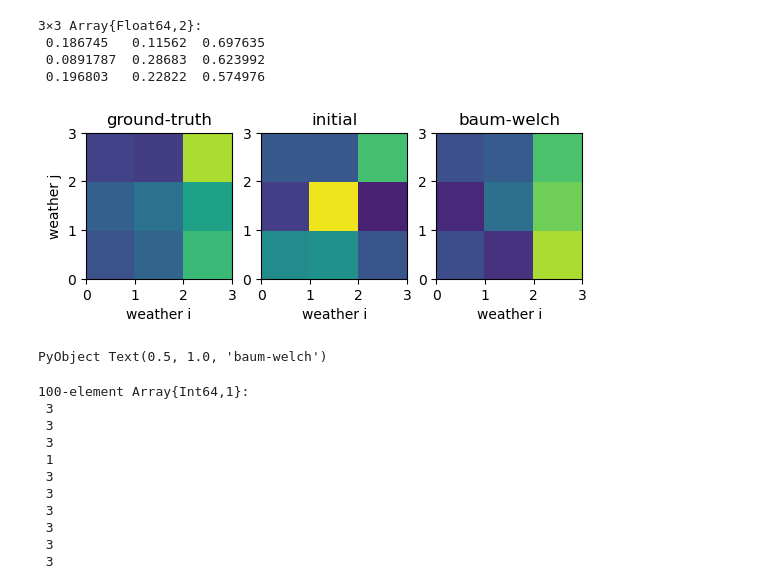
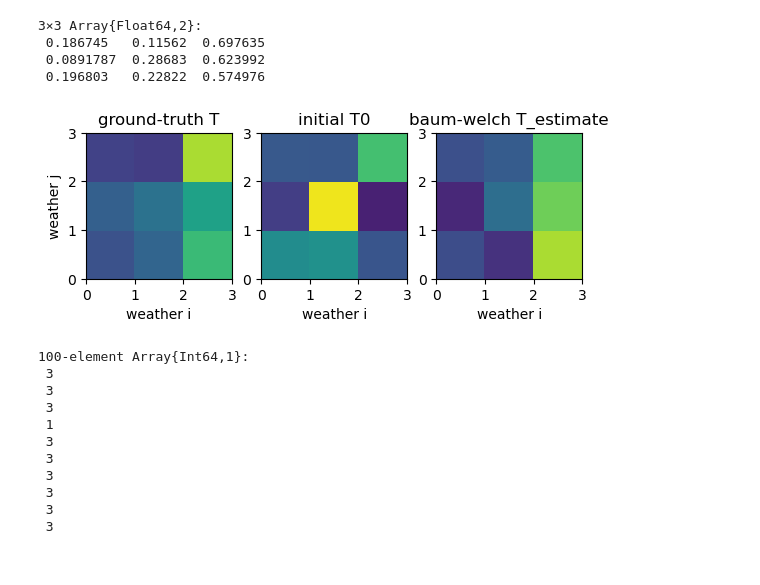
Before and after one commit to matsunagalab/tutorial_hmm, a Jupyter notebook: 02_Hidden_Markov_Model.ipynb, the cells around one changed output. Saved outputs shown, nothing was run; the diff lists cells and outputs as text; code cells hidden in the pictures.

```diff
--- a/02_Hidden_Markov_Model.ipynb
+++ b/02_Hidden_Markov_Model.ipynb
@@ -203,22 +207,23 @@ T_estimated
 # %%
 a = subplot(1,3,1)
 pcolor(T, vmin=0, vmax=0.8)
 a.set_aspect(:equal)
 xlabel("weather i"); ylabel("weather j")
-title("ground-truth")
+title("ground-truth T")
 
 a = subplot(1,3,2)
 pcolor(T0, vmin=0, vmax=0.8)
 a.set_aspect(:equal)
 xlabel("weather i")
-title("initial")
+title("initial T0")
 
 a = subplot(1,3,3)
 pcolor(T_estimated, vmin=0, vmax=0.8)
 a.set_aspect(:equal)
 xlabel("weather i")
-title("baum-welch")
+title("baum-welch T_estimate")
+
+savefig("02_T_comparison.png", dpi=200)
 # %% [output]
-[figure, old version]
+[figure, new version]
-PyObject Text(0.5, 1.0, 'baum-welch')
 # %%
```
Also changed, not shown: parts of 20 cells of this notebook, 2 other files.
